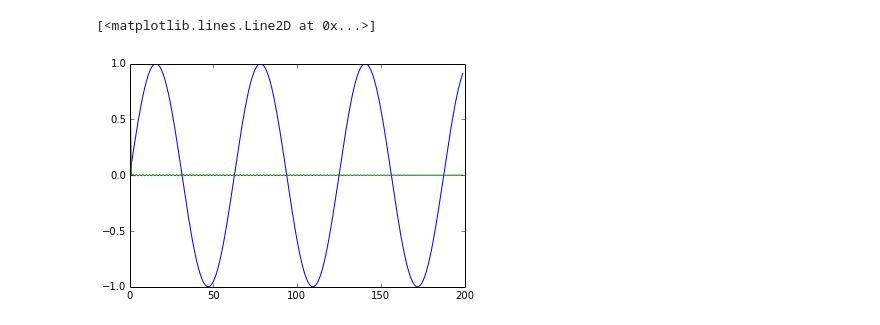
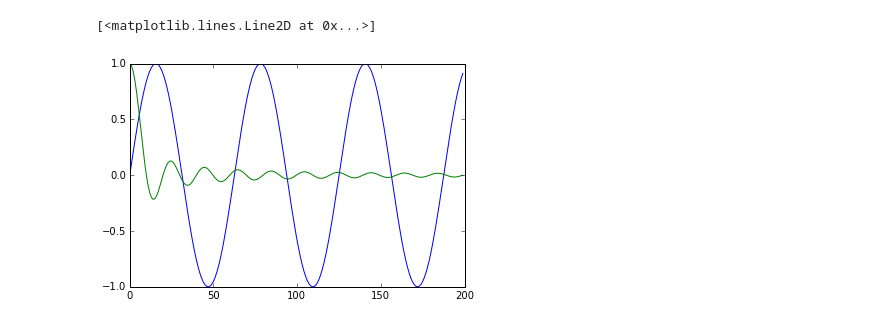
Before and after one commit to stand-by/MachineLearning_algorithms, a Jupyter notebook: examples/draft_ica.ipynb, the cells around one changed output. Drawn from its saved outputs; the diff is of its cells as text; code cells hidden in the pictures.

```diff
--- a/examples/draft_ica.ipynb
+++ b/examples/draft_ica.ipynb
@@ -5,9 +5,9 @@ import matplotlib.pyplot as plt
 from scipy import linalg
 # %%
 sig1 = np.sin(np.linspace(0,20,200))
-sig2 = np.sinc(np.linspace(0,200,200))
+sig2 = np.sinc(np.linspace(0,20,200))
 plt.plot(sig1)
 plt.plot(sig2)
 # %% [output]
 [<matplotlib.lines.Line2D at 0x...>]
-[figure, old version]
+[figure, new version]
```
Also changed, not shown: parts of 2 cells of this notebook.
